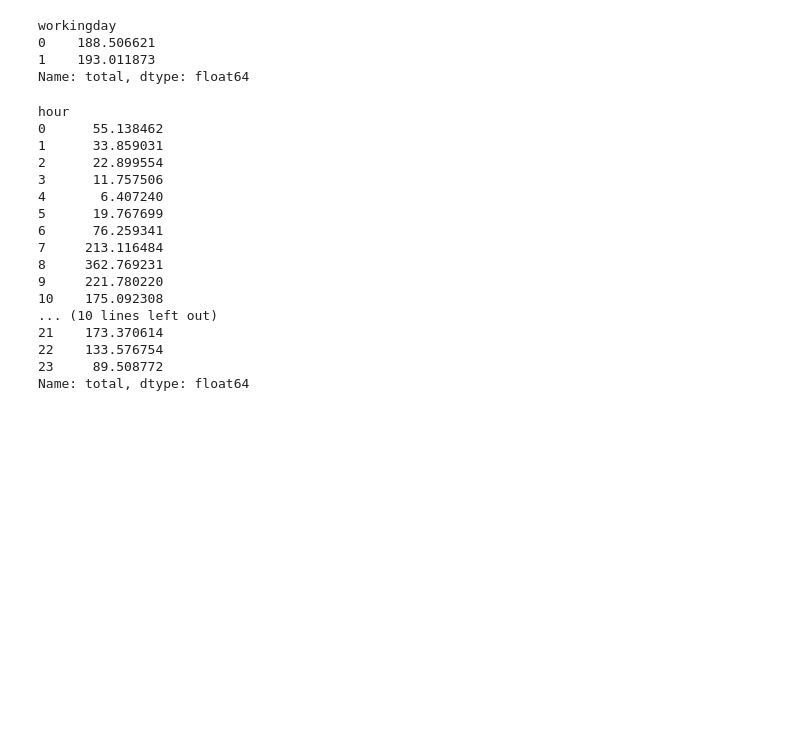
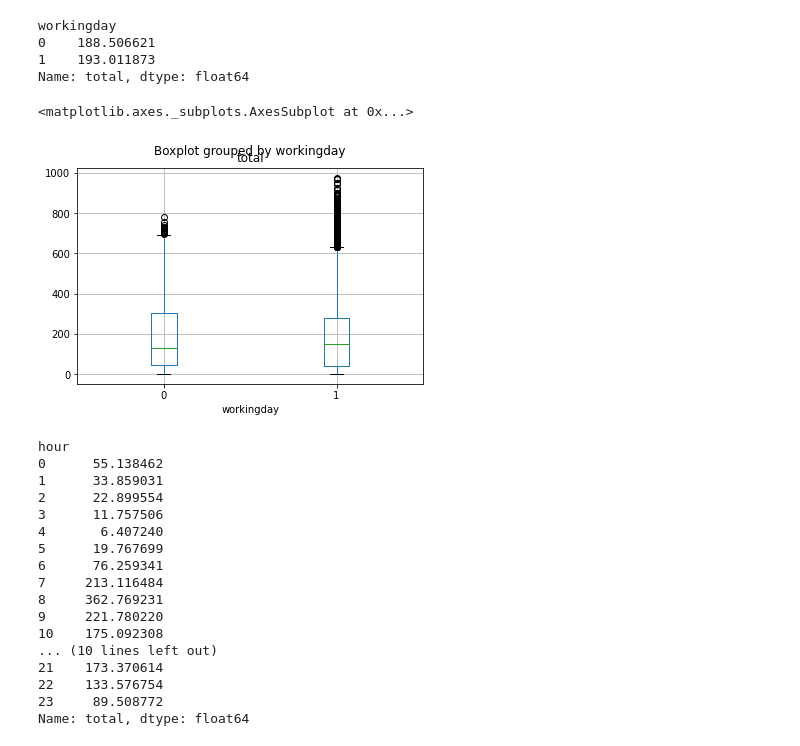
Before and after one commit to gparrag/MIAD_ML_and_NLP, a Jupyter notebook: Semana 1/S1TC1_arboles_ensamblajes.ipynb, the cells around one changed output. Drawn from its saved outputs; the diff is of its cells as text; code cells hidden in the pictures; blank space fills up the shorter version.

```diff
--- a/Semana 1/S1TC1_arboles_ensamblajes.ipynb
+++ b/Semana 1/S1TC1_arboles_ensamblajes.ipynb
@@ -50,6 +50,11 @@ workingday
 0    188.506621
 1    193.011873
 Name: total, dtype: float64
+# %%
+bikes.boxplot(column='total',by='workingday')
+# %% [output]
+<matplotlib.axes._subplots.AxesSubplot at 0x...>
+[figure, added]
 # %%
 # Celda 1.2
 bikes.groupby('hour').total.mean()
```
Also changed, not shown: parts of 12 cells of this notebook.
